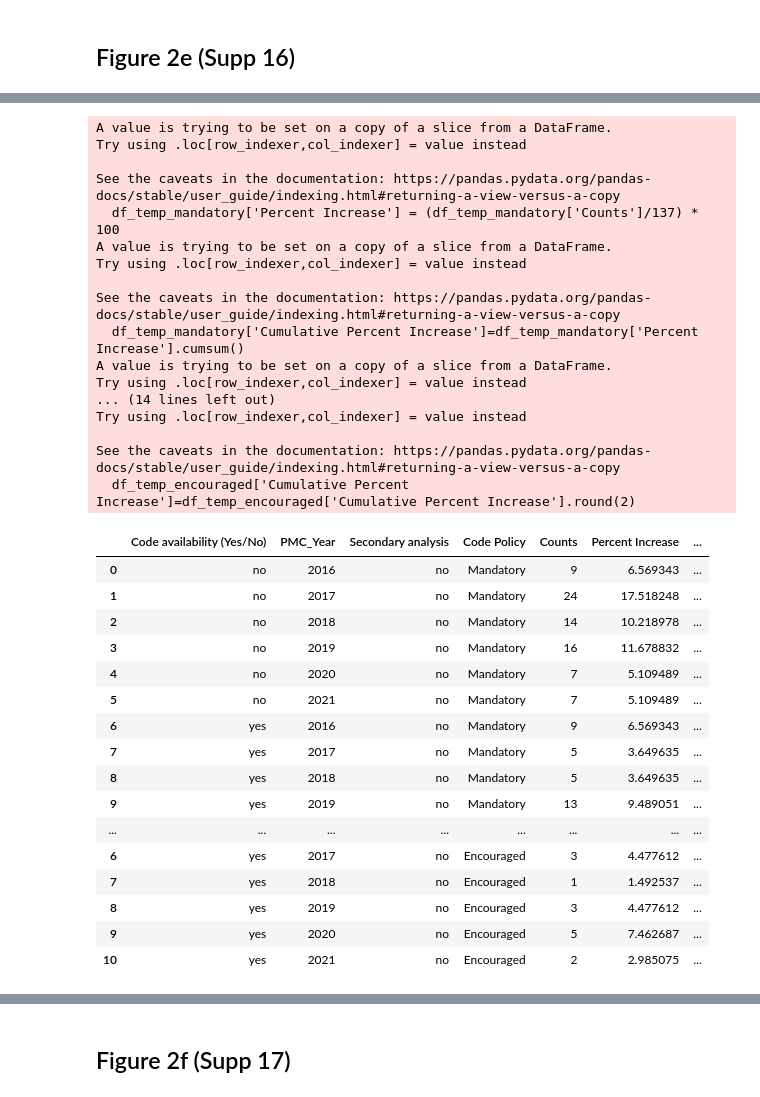
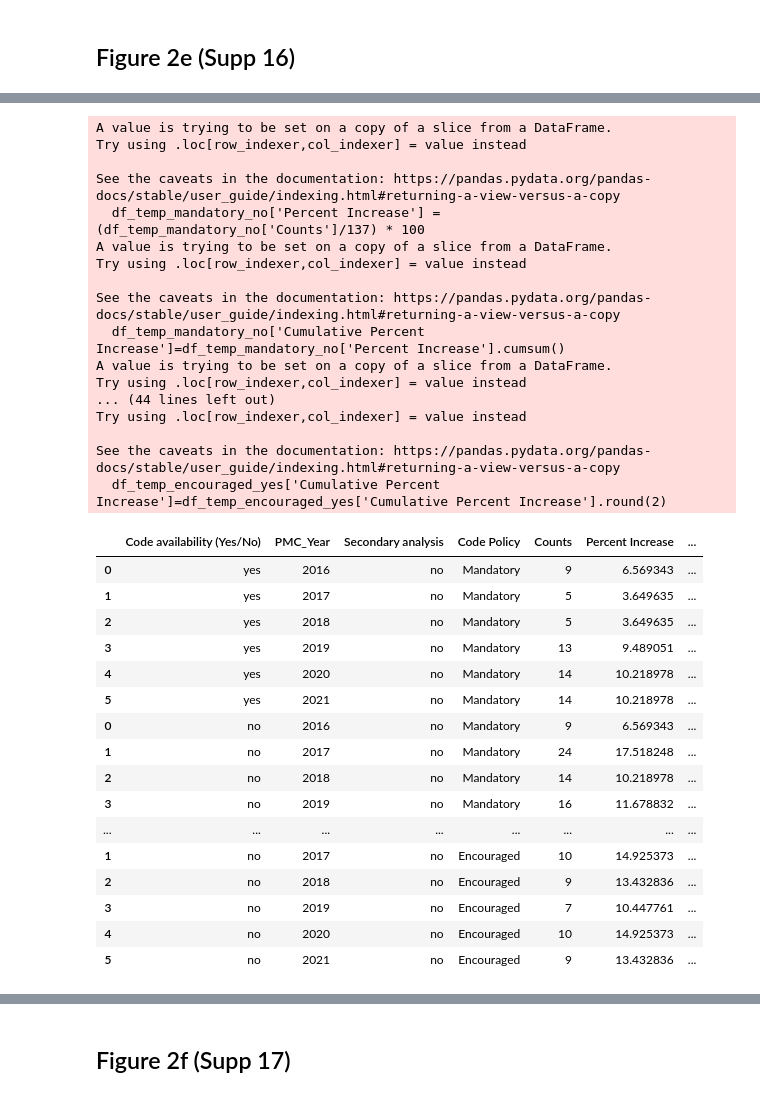
Before and after one commit to Mangul-Lab-USC/code-availability, a Jupyter notebook: notebooks/Figures.ipynb, the cells around one changed output, grey strips where cells are left out. Cells and saved outputs as stored; diff of their text form; code cells hidden in the pictures.

```diff
--- a/notebooks/Figures.ipynb
+++ b/notebooks/Figures.ipynb
@@ -1119,66 +1125,82 @@ dtype: int64
 #create dataframe for counts data of code availability
 df_temp=pd.DataFrame({'Counts': df_modified.groupby(['Code availability (Yes/No)','PMC_Year','Secondary analysis','Code Policy']).size()}).reset_index()
 
 #filter df_temp to only have rows where data and code are available, only data shared, and only code shared
 #df_temp=df_temp[~((df_temp['Code availability (Yes/No)']=='yes'))]
 #filter df_temp to only have primary studies
 df_temp=df_temp[~(df_temp['Secondary analysis']=='yes')]
 
-
-df_temp_mandatory=df_temp[((df_temp['Code Policy']=='Mandatory'))]
-
-df_temp_encouraged=df_temp[((df_temp['Code Policy']=='Encouraged'))]
+df_temp_mandatory_no=df_temp[((df_temp['Code Policy']=='Mandatory') & (df_temp['Code availability (Yes/No)']=='no') )]
+df_temp_mandatory_yes=df_temp[((df_temp['Code Policy']=='Mandatory') & (df_temp['Code availability (Yes/No)']=='yes') )]
 
 
-df_temp_mandatory['Percent Increase'] = (df_temp_mandatory['Counts']/137) * 100
-df_temp_mandatory['Cumulative Percent Increase']=df_temp_mandatory['Percent Increase'].cumsum()
-df_temp_mandatory['Cumulative Percent Increase']=df_temp_mandatory['Cumulative Percent Increase'].round(2)
-df_temp_mandatory=df_temp_mandatory.reset_index()
-df_temp_mandatory=df_temp_mandatory.drop('index', axis=1)
+df_temp_encouraged_no=df_temp[((df_temp['Code Policy']=='Encouraged') & (df_temp['Code availability (Yes/No)']=='no') )]
+df_temp_encouraged_yes=df_temp[((df_temp['Code Policy']=='Encouraged') & (df_temp['Code availability (Yes/No)']=='yes') )]
 
 
 
-df_temp_encouraged['Percent Increase'] = (df_temp_encouraged['Counts']/67) * 100
-df_temp_encouraged['Cumulative Percent Increase']=df_temp_encouraged['Percent Increase'].cumsum()
-df_temp_encouraged['Cumulative Percent Increase']=df_temp_encouraged['Cumulative Percent Increase'].round(2)
-df_temp_encouraged=df_temp_encouraged.reset_index()
-df_temp_encouraged=df_temp_encouraged.drop('index', axis=1)
+df_temp_mandatory_no['Percent Increase'] = (df_temp_mandatory_no['Counts']/137) * 100
+df_temp_mandatory_no['Cumulative Percent Increase']=df_temp_mandatory_no['Percent Increase'].cumsum()
+df_temp_mandatory_no['Cumulative Percent Increase']=df_temp_mandatory_no['Cumulative Percent Increase'].round(2)
+df_temp_mandatory_no=df_temp_mandatory_no.reset_index()
+df_temp_mandatory_no=df_temp_mandatory_no.drop('index', axis=1)
 
-df_temp=pd.concat([df_temp_mandatory,df_temp_encouraged])
+df_temp_mandatory_yes['Percent Increase'] = (df_temp_mandatory_yes['Counts']/137) * 100
+df_temp_mandatory_yes['Cumulative Percent Increase']=df_temp_mandatory_yes['Percent Increase'].cumsum()
+df_temp_mandatory_yes['Cumulative Percent Increase']=df_temp_mandatory_yes['Cumulative Percent Increase'].round(2)
+df_temp_mandatory_yes=df_temp_mandatory_yes.reset_index()
+df_temp_mandatory_yes=df_temp_mandatory_yes.drop('index', axis=1)
+
+
+
+df_temp_encouraged_no['Percent Increase'] = (df_temp_encouraged_no['Counts']/67) * 100
+df_temp_encouraged_no['Cumulative Percent Increase']=df_temp_encouraged_no['Percent Increase'].cumsum()
+df_temp_encouraged_no['Cumulative Percent Increase']=df_temp_encouraged_no['Cumulative Percent Increase'].round(2)
+df_temp_encouraged_no=df_temp_encouraged_no.reset_index()
+df_temp_encouraged_no=df_temp_encouraged_no.drop('index', axis=1)
+
+
+df_temp_encouraged_yes['Percent Increase'] = (df_temp_encouraged_yes['Counts']/67) * 100
+df_temp_encouraged_yes['Cumulative Percent Increase']=df_temp_encouraged_yes['Percent Increase'].cumsum()
+df_temp_encouraged_yes['Cumulative Percent Increase']=df_temp_encouraged_yes['Cumulative Percent Increase'].round(2)
+df_temp_encouraged_yes=df_temp_encouraged_yes.reset_index()
+df_temp_encouraged_yes=df_temp_encouraged_yes.drop('index', axis=1)
+
+df_temp=pd.concat([df_temp_mandatory_yes,df_temp_mandatory_no,df_temp_encouraged_yes,df_temp_encouraged_no])
 df_temp
 # %% [output]
 A value is trying to be set on a copy of a slice from a DataFrame.
 Try using .loc[row_indexer,col_indexer] = value instead
 
 See the caveats in the documentation: https://pandas.pydata.org/pandas-docs/stable/user_guide/indexing.html#returning-a-view-versus-a-copy
-  df_temp_mandatory['Percent Increase'] = (df_temp_mandatory['Counts']/137) * 100
+  df_temp_mandatory_no['Percent Increase'] = (df_temp_mandatory_no['Counts']/137) * 100
 A value is trying to be set on a copy of a slice from a DataFrame.
 Try using .loc[row_indexer,col_indexer] = value instead
 
 See the caveats in the documentation: https://pandas.pydata.org/pandas-docs/stable/user_guide/indexing.html#returning-a-view-versus-a-copy
-  df_temp_mandatory['Cumulative Percent Increase']=df_temp_mandatory['Percent Increase'].cumsum()
+  df_temp_mandatory_no['Cumulative Percent Increase']=df_temp_mandatory_no['Percent Increase'].cumsum()
 A value is trying to be set on a copy of a slice from a DataFrame.
 Try using .loc[row_indexer,col_indexer] = value instead
-... (14 lines left out)
+... (44 lines left out)
 Try using .loc[row_indexer,col_indexer] = value instead
 
 See the caveats in the documentation: https://pandas.pydata.org/pandas-docs/stable/user_guide/indexing.html#returning-a-view-versus-a-copy
-  df_temp_encouraged['Cumulative Percent Increase']=df_temp_encouraged['Cumulative Percent Increase'].round(2)
+  df_temp_encouraged_yes['Cumulative Percent Increase']=df_temp_encouraged_yes['Cumulative Percent Increase'].round(2)
 |  | Code availability (Yes/No) | PMC_Year | Secondary analysis | Code Policy | Counts | Percent Increase | ... |
+| 0 | yes | 2016 | no | Mandatory | 9 | 6.569343 | ... |
+| 1 | yes | 2017 | no | Mandatory | 5 | 3.649635 | ... |
+| 2 | yes | 2018 | no | Mandatory | 5 | 3.649635 | ... |
+| 3 | yes | 2019 | no | Mandatory | 13 | 9.489051 | ... |
+| 4 | yes | 2020 | no | Mandatory | 14 | 10.218978 | ... |
+| 5 | yes | 2021 | no | Mandatory | 14 | 10.218978 | ... |
 | 0 | no | 2016 | no | Mandatory | 9 | 6.569343 | ... |
 | 1 | no | 2017 | no | Mandatory | 24 | 17.518248 | ... |
 | 2 | no | 2018 | no | Mandatory | 14 | 10.218978 | ... |
 | 3 | no | 2019 | no | Mandatory | 16 | 11.678832 | ... |
-| 4 | no | 2020 | no | Mandatory | 7 | 5.109489 | ... |
-| 5 | no | 2021 | no | Mandatory | 7 | 5.109489 | ... |
-| 6 | yes | 2016 | no | Mandatory | 9 | 6.569343 | ... |
-| 7 | yes | 2017 | no | Mandatory | 5 | 3.649635 | ... |
-| 8 | yes | 2018 | no | Mandatory | 5 | 3.649635 | ... |
-| 9 | yes | 2019 | no | Mandatory | 13 | 9.489051 | ... |
 | ... | ... | ... | ... | ... | ... | ... | ... |
-| 6 | yes | 2017 | no | Encouraged | 3 | 4.477612 | ... |
-| 7 | yes | 2018 | no | Encouraged | 1 | 1.492537 | ... |
-| 8 | yes | 2019 | no | Encouraged | 3 | 4.477612 | ... |
-| 9 | yes | 2020 | no | Encouraged | 5 | 7.462687 | ... |
-| 10 | yes | 2021 | no | Encouraged | 2 | 2.985075 | ... |
+| 1 | no | 2017 | no | Encouraged | 10 | 14.925373 | ... |
+| 2 | no | 2018 | no | Encouraged | 9 | 13.432836 | ... |
+| 3 | no | 2019 | no | Encouraged | 7 | 10.447761 | ... |
+| 4 | no | 2020 | no | Encouraged | 10 | 14.925373 | ... |
+| 5 | no | 2021 | no | Encouraged | 9 | 13.432836 | ... |
 # %%
```
Also changed, not shown: parts of 12 cells of this notebook, 1 other file.
